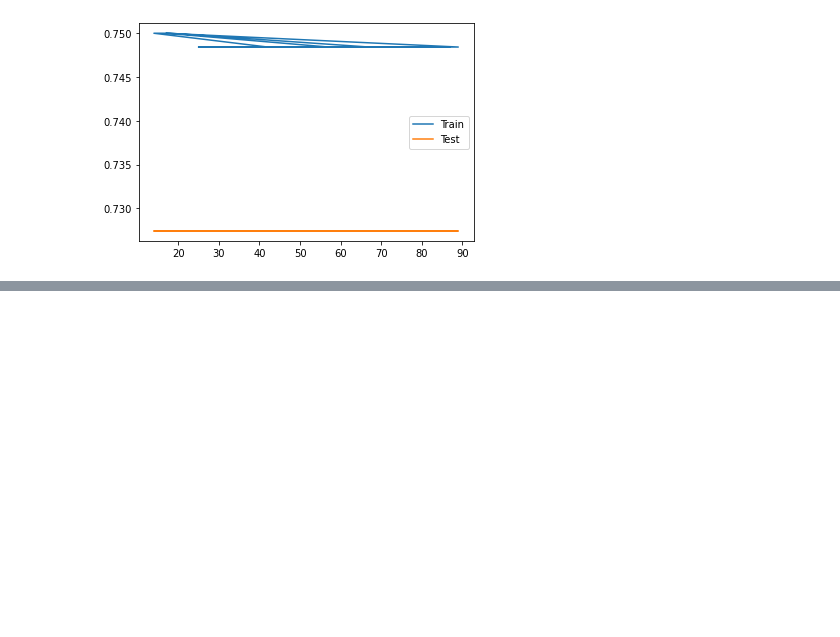
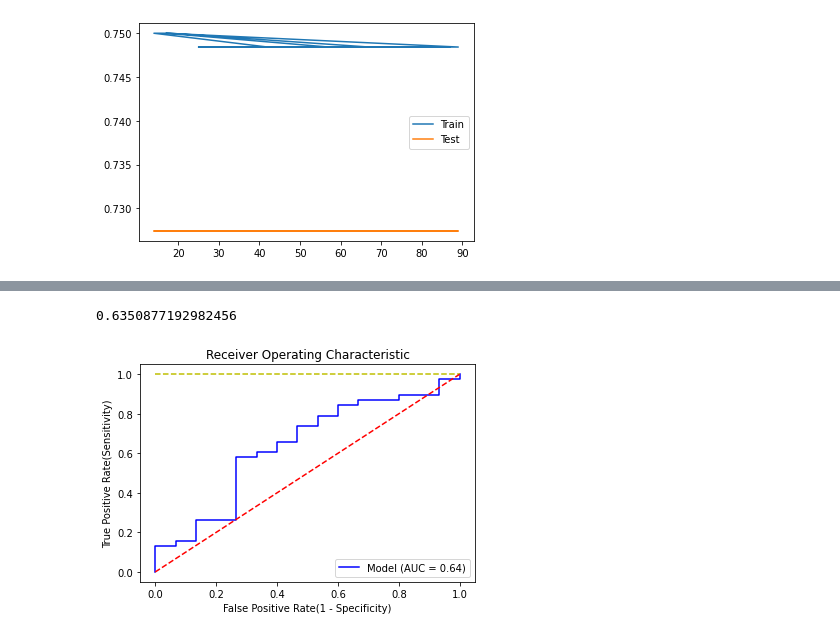
Before and after one commit to wanjuson/analyst_engineer, a Jupyter notebook: B3_5 model evaluation.ipynb, the cells around one changed output, grey strips where cells are left out. Saved outputs shown, nothing was run; the diff lists cells and outputs as text; code cells hidden in the pictures; blank space fills up the shorter version.

```diff
--- a/B3_5 model evaluation.ipynb
+++ b/B3_5 model evaluation.ipynb
@@ -130,0 +133,4 @@ plt.legend()
+# %%
+# 모델탐색 결과, 최적의 하이퍼파리미터 결정 및 적용 (예: C=10)
+Final_model=LogisticRegression(C=10)
+Final_model.fit(X_train, y_train)
@@ -130,0 +198,24 @@ plt.legend()
+# %%
+# ROC 계산을 위한 라이브러리 및 산출식
+from sklearn.metrics import roc_curve, auc
+from sklearn import metrics
+false_positive_rate, true_positive_rate, thresholds = roc_curve(y_test, Final_model.decision_function(X_test))
+roc_auc = metrics.roc_auc_score(y_test, Final_model.decision_function(X_test))
+roc_auc
+# %% [output]
+0.6350877192982456
+# %%
+# ROC Curve 작성
+import matplotlib.pyplot as plt
+plt.title('Receiver Operating Characteristic')
+plt.xlabel('False Positive Rate(1 - Specificity)')
+plt.ylabel('True Positive Rate(Sensitivity)')
+
+plt.plot(false_positive_rate, true_positive_rate, 'b', label='Model (AUC = %0.2f)'% roc_auc)
+plt.plot([0,1],[1,1],'y--')
+plt.plot([0,1],[0,1],'r--')
+
+plt.legend(loc='lower right')
+plt.show()
+# %% [output]
+[figure, added]
```
Also changed, not shown: parts of 8 cells of this notebook.
